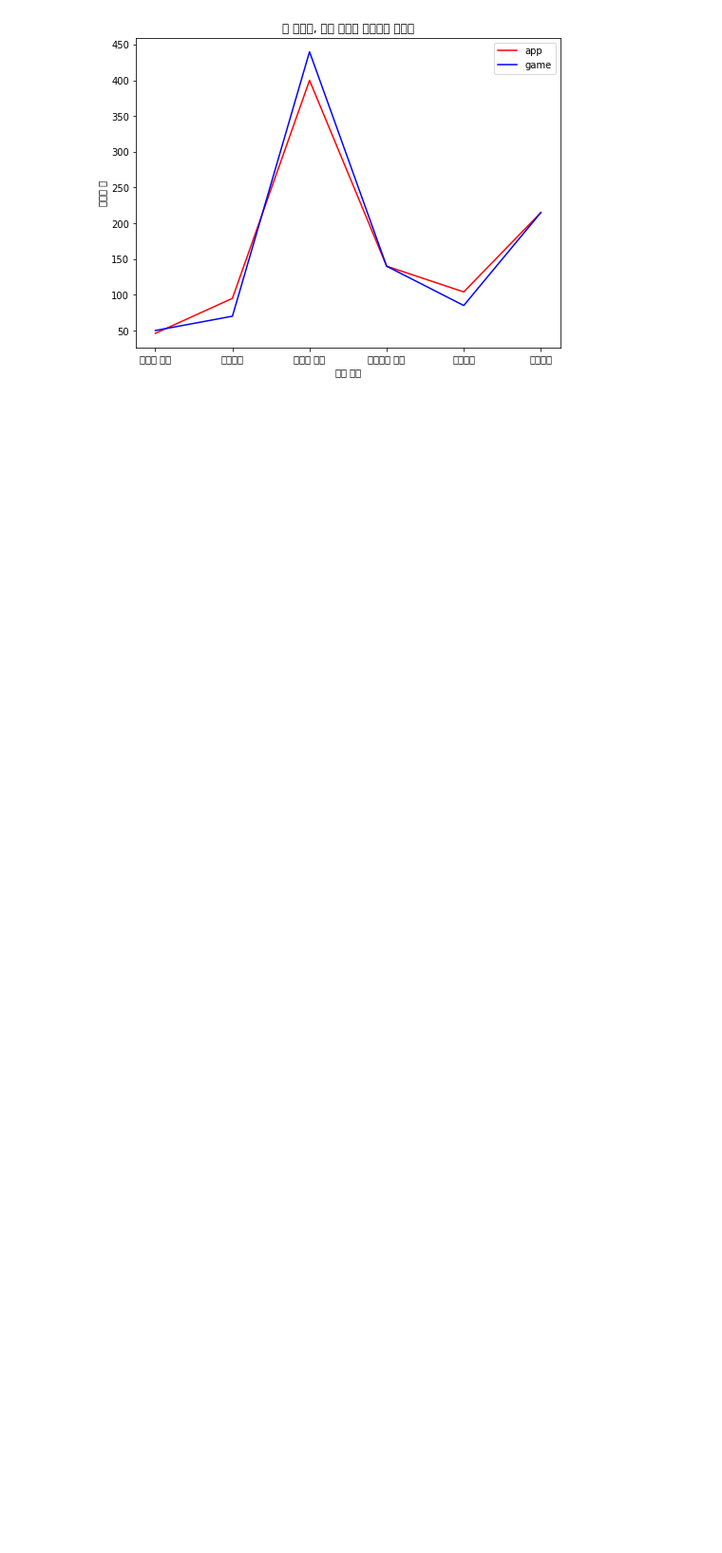
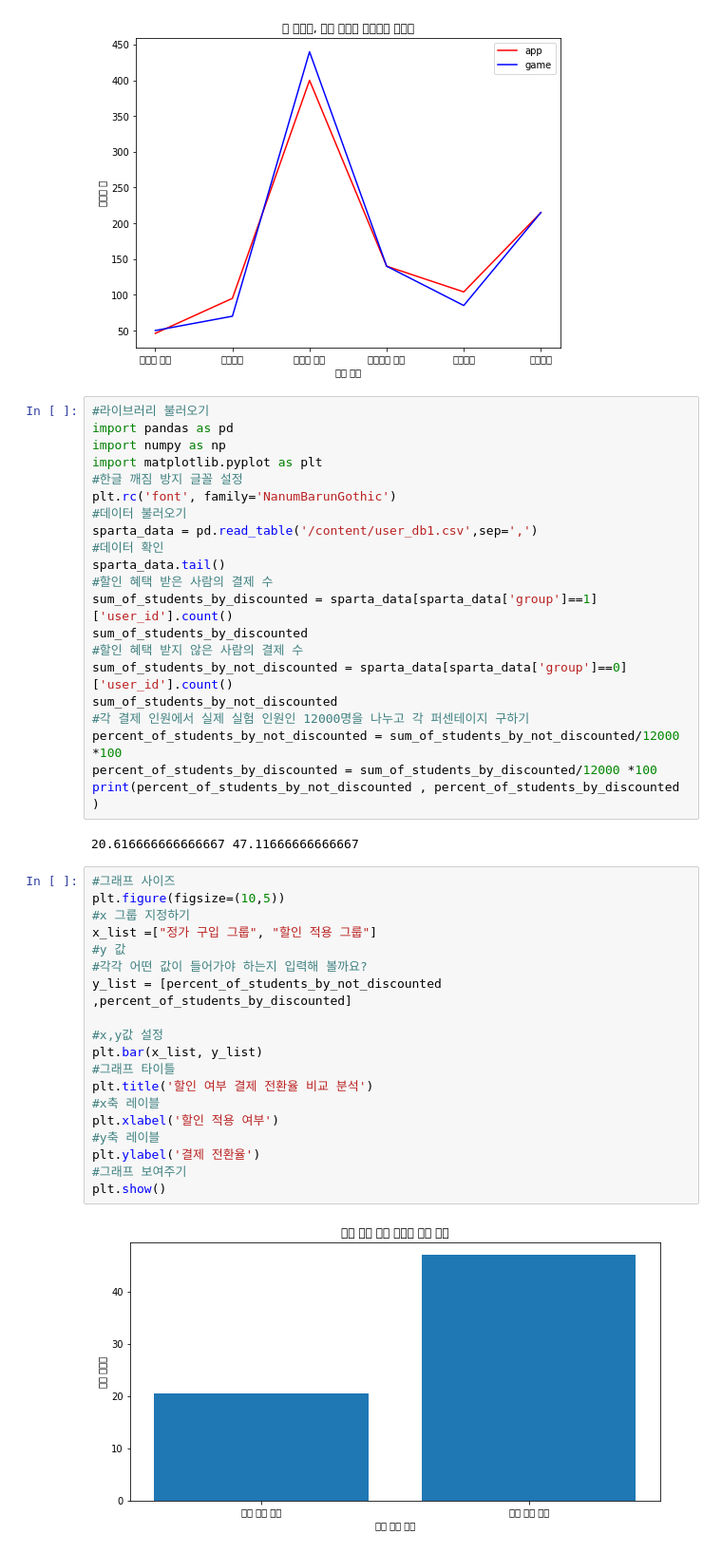
Before and after one commit to sensewake/Colab.ipynb, a Jupyter notebook: Colab4주차_2.ipynb, the cells around one changed output. Shown at 95% size. Saved outputs shown, nothing was run; the diff lists cells and outputs as text; blank space fills up the shorter version.

```diff
--- a/Colab4주차_2.ipynb
+++ b/Colab4주차_2.ipynb
@@ -152,3 +152,47 @@ plt.ylabel('수강생 수')
 plt.show()
 # %% [output]
 [figure]
+# %%
+#라이브러리 불러오기
+import pandas as pd
+import numpy as np
+import matplotlib.pyplot as plt
+#한글 깨짐 방지 글꼴 설정
+plt.rc('font', family='NanumBarunGothic')
+#데이터 불러오기
+sparta_data = pd.read_table('/content/user_db1.csv',sep=',')
+#데이터 확인
+sparta_data.tail()
+#할인 혜택 받은 사람의 결제 수
+sum_of_students_by_discounted = sparta_data[sparta_data['group']==1]['user_id'].count()
+sum_of_students_by_discounted
+#할인 혜택 받지 않은 사람의 결제 수
+sum_of_students_by_not_discounted = sparta_data[sparta_data['group']==0]['user_id'].count()
+sum_of_students_by_not_discounted
+#각 결제 인원에서 실제 실험 인원인 12000명을 나누고 각 퍼센테이지 구하기
+percent_of_students_by_not_discounted = sum_of_students_by_not_discounted/12000 *100
+percent_of_students_by_discounted = sum_of_students_by_discounted/12000 *100
+print(percent_of_students_by_not_discounted , percent_of_students_by_discounted )
+# %% [output]
+20.616666666666667 47.11666666666667
+# %%
+#그래프 사이즈
+plt.figure(figsize=(10,5))
+#x 그룹 지정하기
+x_list =["정가 구입 그룹", "할인 적용 그룹"]
+#y 값
+#각각 어떤 값이 들어가야 하는지 입력해 볼까요?
+y_list = [percent_of_students_by_not_discounted ,percent_of_students_by_discounted]
+
+#x,y값 설정
+plt.bar(x_list, y_list)
+#그래프 타이틀
+plt.title('할인 여부 결제 전환율 비교 분석')
+#x축 레이블
+plt.xlabel('할인 적용 여부')
+#y축 레이블
+plt.ylabel('결제 전환율')
+#그래프 보여주기
+plt.show()
+# %% [output]
+[figure, added]
```
